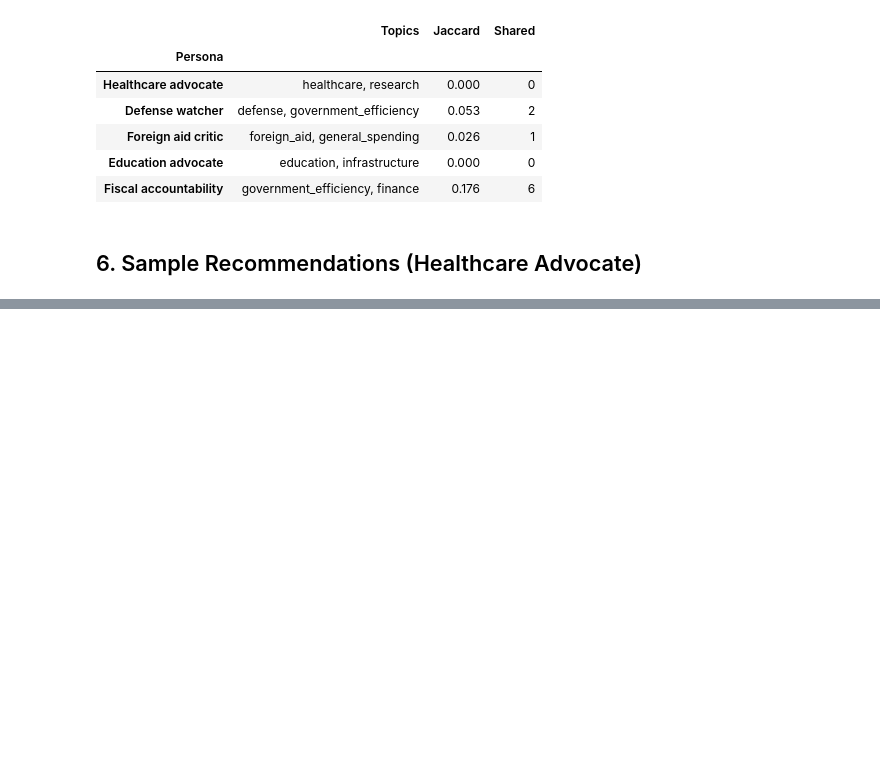
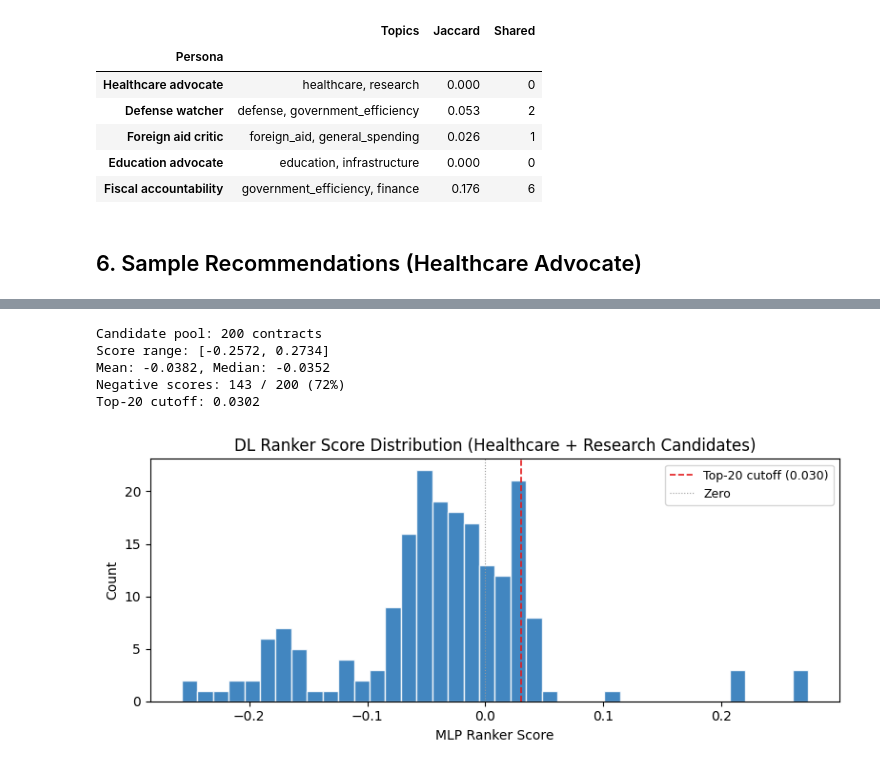
Before and after one commit to civic-lenses/civic-lenses.github.io, a Jupyter notebook: notebooks/02_model_sanity_check_executed.ipynb, the cells around one changed output, grey strips where cells are left out. Drawn from its saved outputs; the diff is of its cells as text; code cells hidden in the pictures; blank space fills up the shorter version.

```diff
--- a/notebooks/02_model_sanity_check_executed.ipynb
+++ b/notebooks/02_model_sanity_check_executed.ipynb
@@ -245,0 +250,59 @@ display(dl_results[persona][SHOW_COLS].head(5))
+# %%
+import torch
+from scripts.deep_learning import RANKER_FEATURES
+
+# Score ALL candidates for one persona (not just top-N)
+user_topics = ["healthcare", "research"]
+per_topic = max(dl.candidate_pool // len(user_topics), 20)
+cand_set, topic_sims = set(), {}
+
+for topic in user_topics:
+    from scripts.deep_learning import TOPIC_KEYWORDS
+    t_text = TOPIC_KEYWORDS.get(topic, topic)
+    t_emb = dl.encoder.encode(t_text, normalize_embeddings=True)
+    t_sims = dl._embeddings @ t_emb
+    for idx in np.argsort(t_sims)[::-1][:per_topic]:
+        cand_set.add(int(idx))
+        topic_sims[int(idx)] = max(topic_sims.get(int(idx), -1), t_sims[idx])
+
+cand_idx = np.array(sorted(cand_set))
+df_cand = dl._contracts.iloc[cand_idx].copy()
+df_cand["embedding_similarity"] = [topic_sims[int(i)] for i in cand_idx]
+df_cand["topic_match"] = df_cand["topic"].apply(lambda t: 1.0 if t in user_topics else 0.0)
+max_log_val = np.log1p(dl._contracts["value"].max()) or 1.0
+df_cand["log_value"] = np.log1p(df_cand["value"].values) / max_log_val
+max_dlen = dl._contracts["description_length"].max() or 1
+df_cand["norm_description_length"] = df_cand["description_length"].values / max_dlen
+for col in RANKER_FEATURES:
+    df_cand[col] = df_cand[col].fillna(0)
+
+feats = df_cand[RANKER_FEATURES].values.astype(np.float32)
+feats_scaled = dl.scaler.transform(feats)
+with torch.no_grad():
+    all_scores = dl.ranker(torch.tensor(feats_scaled, dtype=torch.float32)).cpu().numpy().flatten()
+
+print(f"Candidate pool: {len(all_scores)} contracts")
+print(f"Score range: [{all_scores.min():.4f}, {all_scores.max():.4f}]")
+print(f"Mean: {all_scores.mean():.4f}, Median: {np.median(all_scores):.4f}")
+print(f"Negative scores: {(all_scores < 0).sum()} / {len(all_scores)} ({(all_scores < 0).mean()*100:.0f}%)")
+print(f"Top-20 cutoff: {np.sort(all_scores)[::-1][19]:.4f}")
+
+import matplotlib.pyplot as plt
+fig, ax = plt.subplots(figsize=(8, 3.5))
+ax.hist(all_scores, bins=40, color="#2171b5", edgecolor="white", alpha=0.85)
+cutoff = np.sort(all_scores)[::-1][19]
+ax.axvline(cutoff, color="#e31a1c", linestyle="--", linewidth=1.2, label=f"Top-20 cutoff ({cutoff:.3f})")
+ax.axvline(0, color="#999", linestyle=":", linewidth=0.8, label="Zero")
+ax.set_xlabel("MLP Ranker Score")
+ax.set_ylabel("Count")
+ax.set_title("DL Ranker Score Distribution (Healthcare + Research Candidates)")
+ax.legend(fontsize=9)
+plt.tight_layout()
+plt.show()
+# %% [output]
+Candidate pool: 200 contracts
+Score range: [-0.2572, 0.2734]
+Mean: -0.0382, Median: -0.0352
+Negative scores: 143 / 200 (72%)
+Top-20 cutoff: 0.0302
+[figure, added]
```
Also changed, not shown: parts of 1 cell of this notebook, 1 other file.
